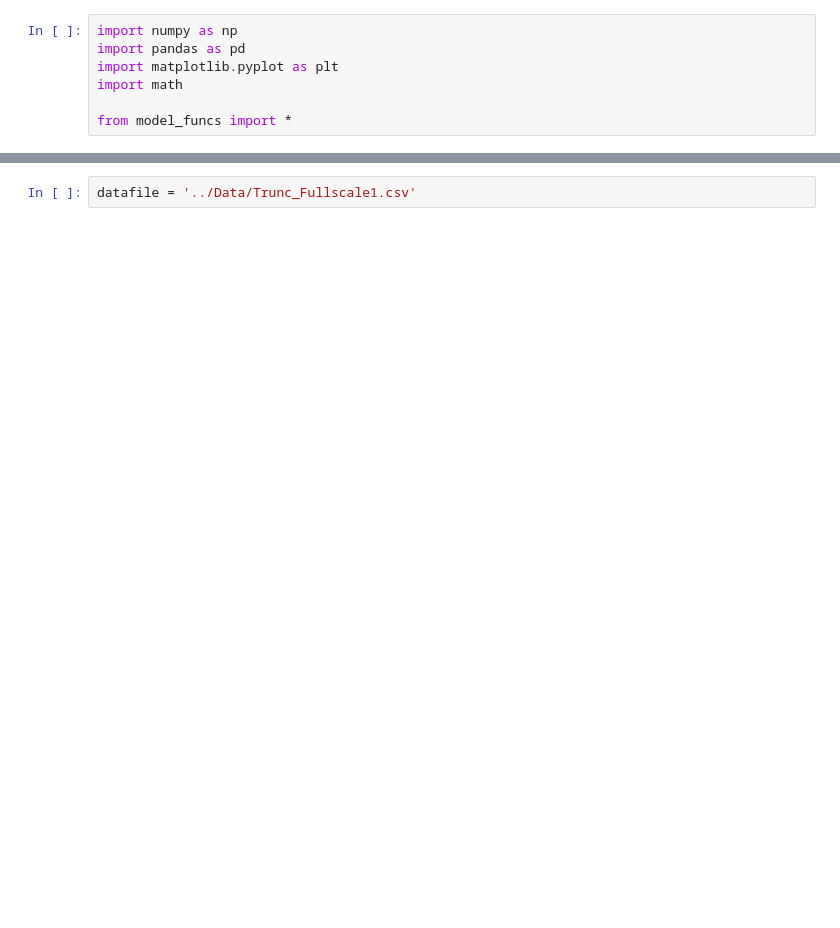
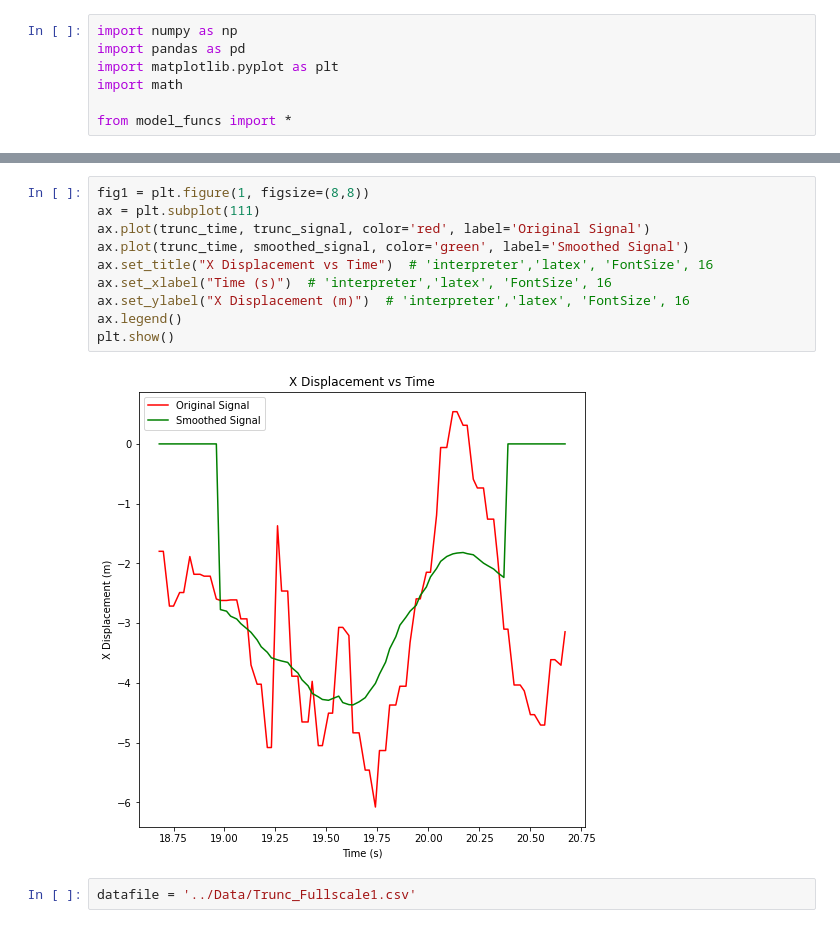
Before and after one commit to VADL-2022/IMU_VV, a Jupyter notebook: 03_Path_Recon/Final_Model_Testing.ipynb, the cells around one changed output, grey strips where cells are left out. Drawn from its saved outputs; the diff is of its cells as text; blank space fills up the shorter version.

```diff
--- a/03_Path_Recon/Final_Model_Testing.ipynb
+++ b/03_Path_Recon/Final_Model_Testing.ipynb
@@ -97,2 +114,14 @@ def calc_displacement(datafile):
+# %%
+fig1 = plt.figure(1, figsize=(8,8))
+ax = plt.subplot(111)
+ax.plot(trunc_time, trunc_signal, color='red', label='Original Signal')
+ax.plot(trunc_time, smoothed_signal, color='green', label='Smoothed Signal')
+ax.set_title("X Displacement vs Time")  # 'interpreter','latex', 'FontSize', 16
+ax.set_xlabel("Time (s)")  # 'interpreter','latex', 'FontSize', 16
+ax.set_ylabel("X Displacement (m)")  # 'interpreter','latex', 'FontSize', 16
+ax.legend()
+plt.show()
+# %% [output]
+[figure, added]
 # %%
 datafile = '../Data/Trunc_Fullscale1.csv'
```
Also changed, not shown: parts of 20 cells of this notebook, 6 other files.
